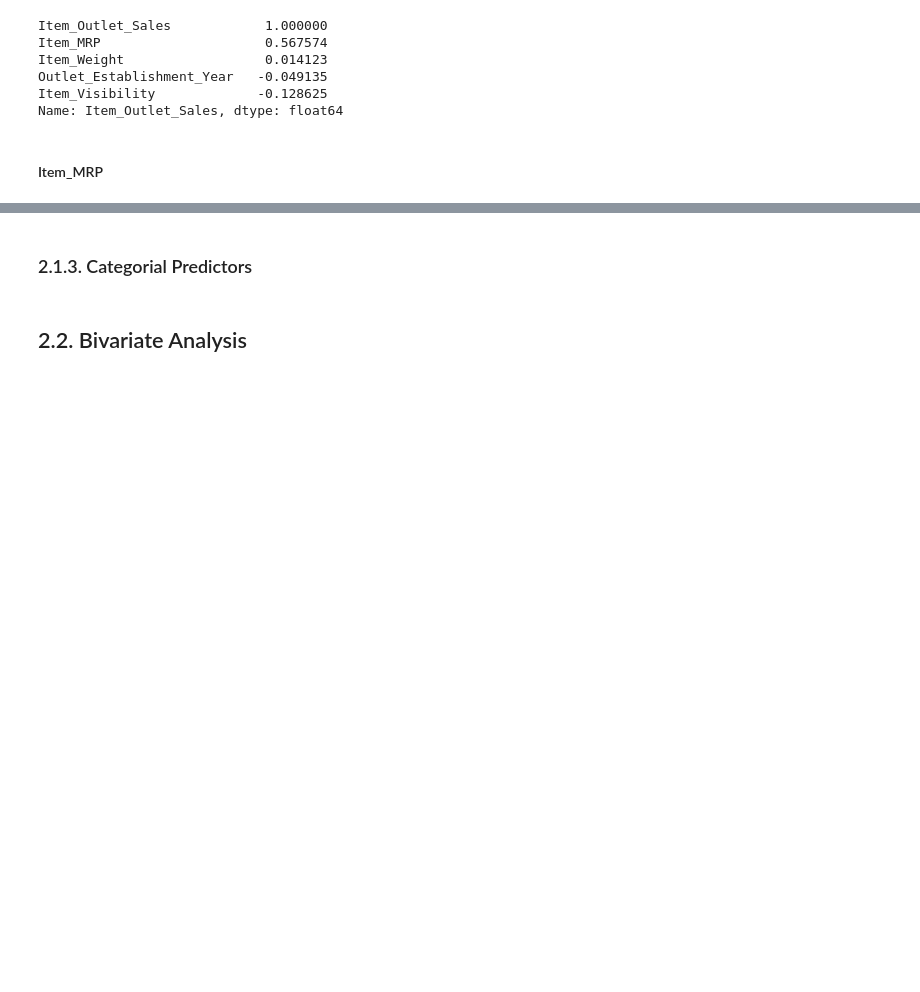
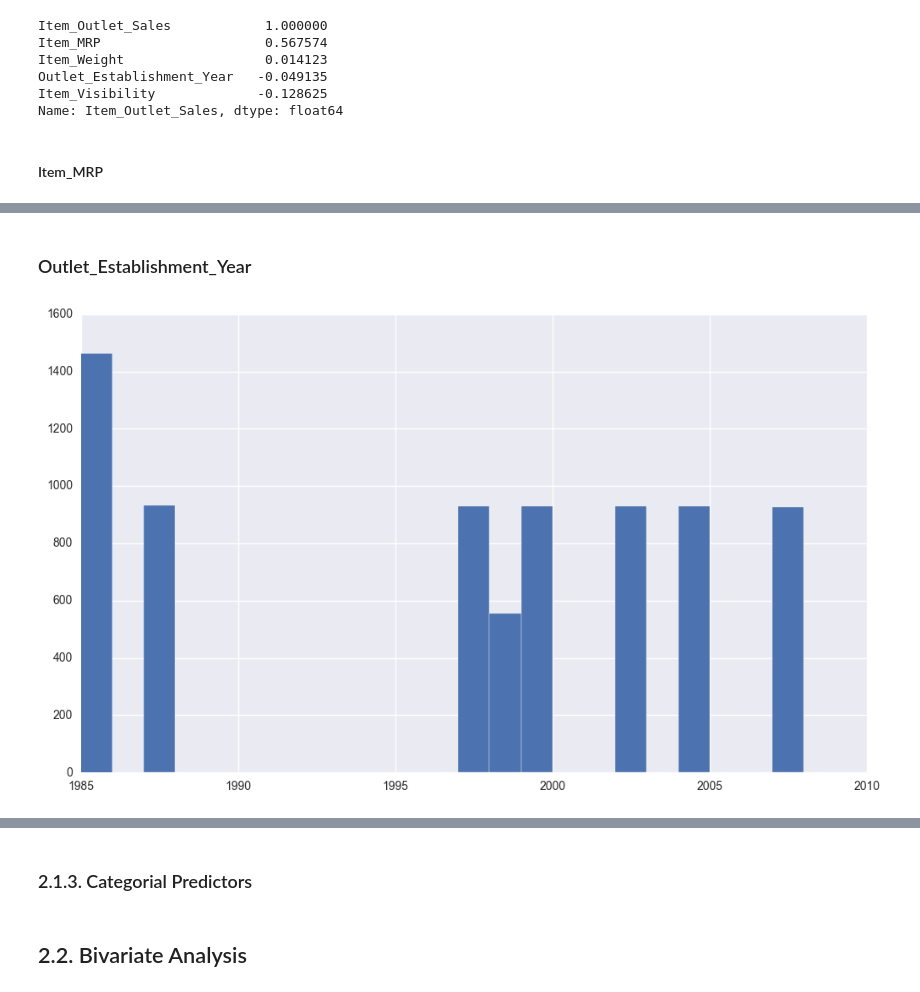
Before and after one commit to Meigarom/Big-Mart-Sales, a Jupyter notebook: BigMart_Modelling.ipynb, the cells around one changed output, grey strips where cells are left out. Drawn from its saved outputs; the diff is of its cells as text; code cells hidden in the pictures; blank space fills up the shorter version.

```diff
--- a/BigMart_Modelling.ipynb
+++ b/BigMart_Modelling.ipynb
@@ -128,0 +148,7 @@ Name: Item_Outlet_Sales, dtype: float64
+# %% [markdown]
+### Outlet_Establishment_Year
+# %%
+plt.figure( figsize=(12, 7) )
+plt.hist( df_train['Outlet_Establishment_Year'], bins=range( 1985, 2009 ) );
+# %% [output]
+[figure, added]
```
Also changed, not shown: parts of 5 cells of this notebook.
